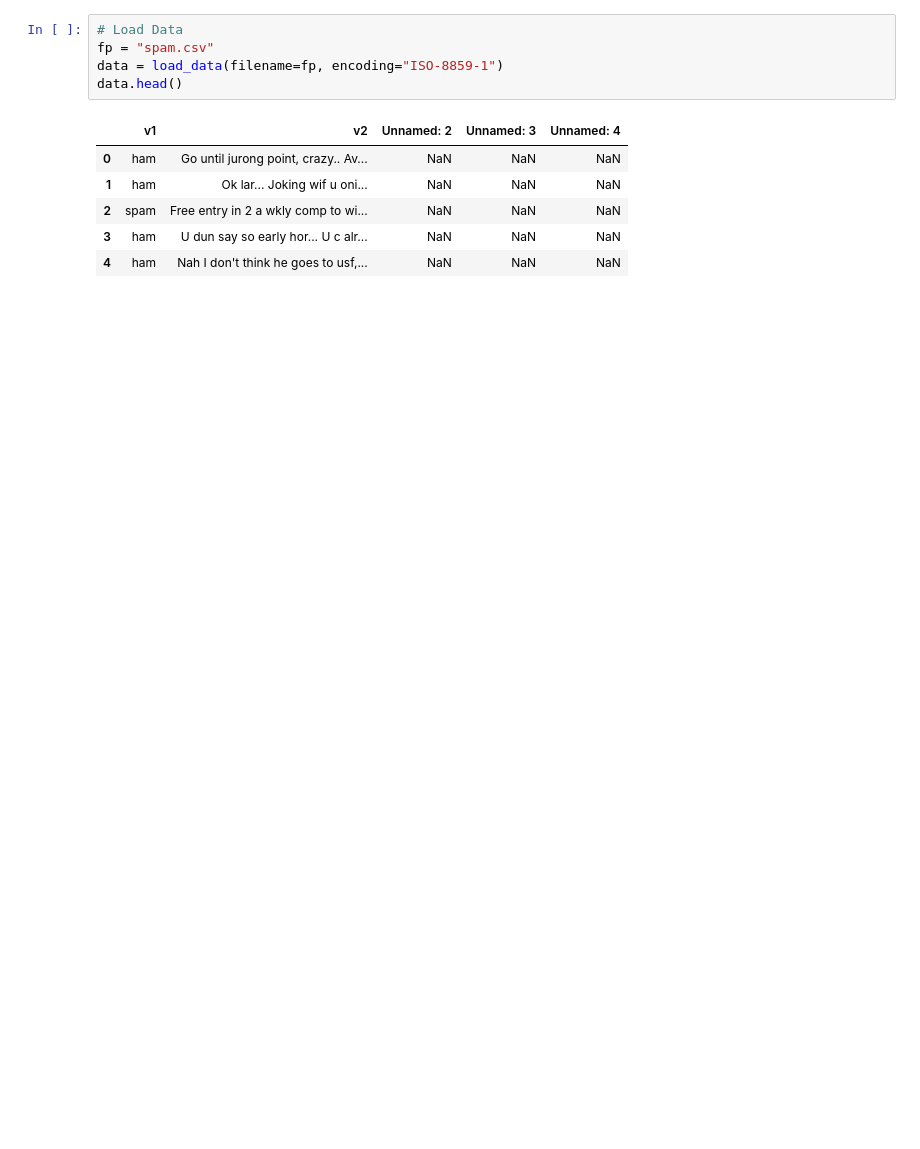
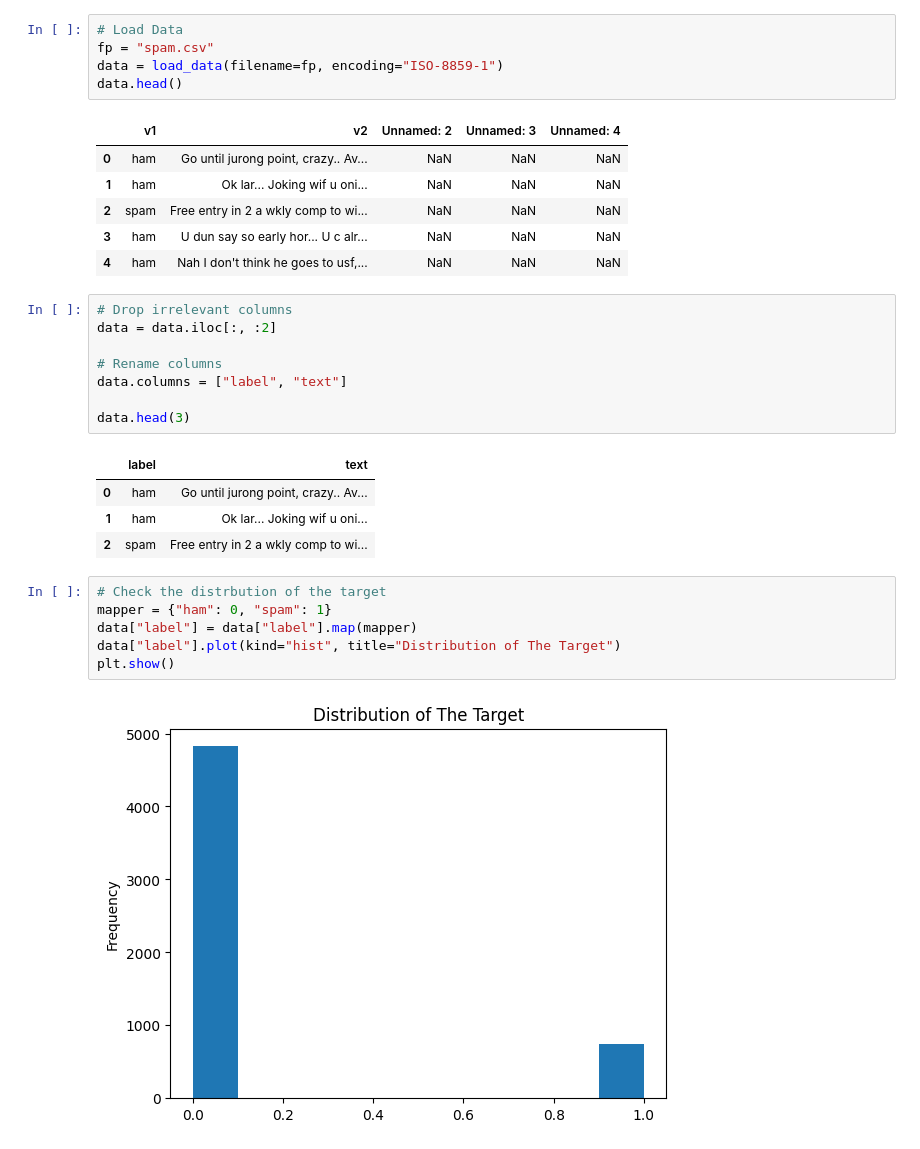
Before and after one commit to chineidu/NLP-Tutorial, a Jupyter notebook: notebook/04_ML_models/01_spam_detection.ipynb, the cells around one changed output. Cells and saved outputs as stored; diff of their text form; blank space fills up the shorter version.

Commit message:
chore: Add spam detection

```diff
--- a/notebook/04_ML_models/01_spam_detection.ipynb
+++ b/notebook/04_ML_models/01_spam_detection.ipynb
@@ -68,3 +58,24 @@ data.head()
 | 2 | spam | Free entry in 2 a wkly comp to wi... | NaN | NaN | NaN |
 | 3 | ham | U dun say so early hor... U c alr... | NaN | NaN | NaN |
 | 4 | ham | Nah I don't think he goes to usf,... | NaN | NaN | NaN |
+# %%
+# Drop irrelevant columns
+data = data.iloc[:, :2]
+
+# Rename columns
+data.columns = ["label", "text"]
+
+data.head(3)
+# %% [output]
+|  | label | text |
+| 0 | ham | Go until jurong point, crazy.. Av... |
+| 1 | ham | Ok lar... Joking wif u oni... |
+| 2 | spam | Free entry in 2 a wkly comp to wi... |
+# %%
+# Check the distrbution of the target
+mapper = {"ham": 0, "spam": 1}
+data["label"] = data["label"].map(mapper)
+data["label"].plot(kind="hist", title="Distribution of The Target")
+plt.show()
+# %% [output]
+[figure, added]
```
Also changed, not shown: parts of 18 cells of this notebook, 2 other files.
